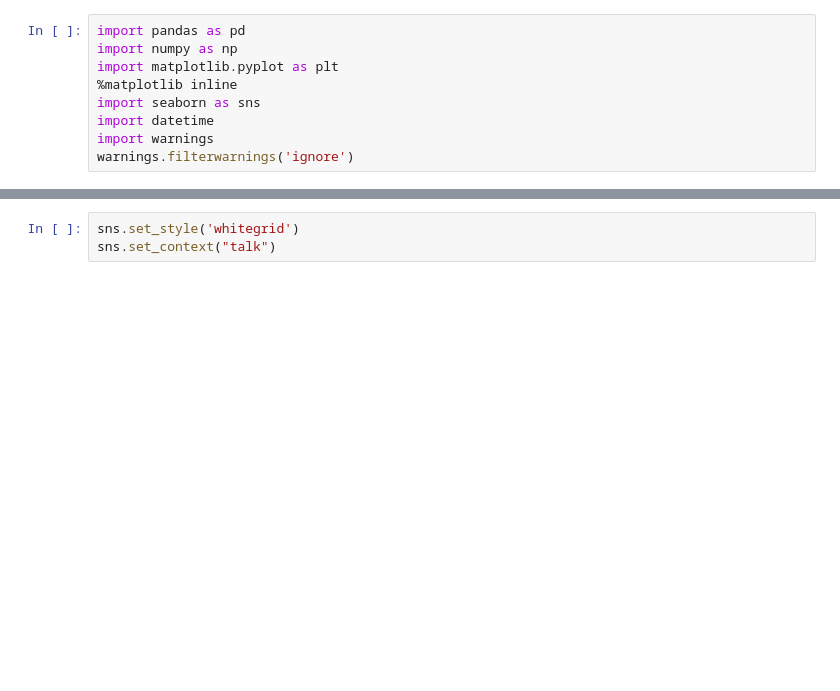
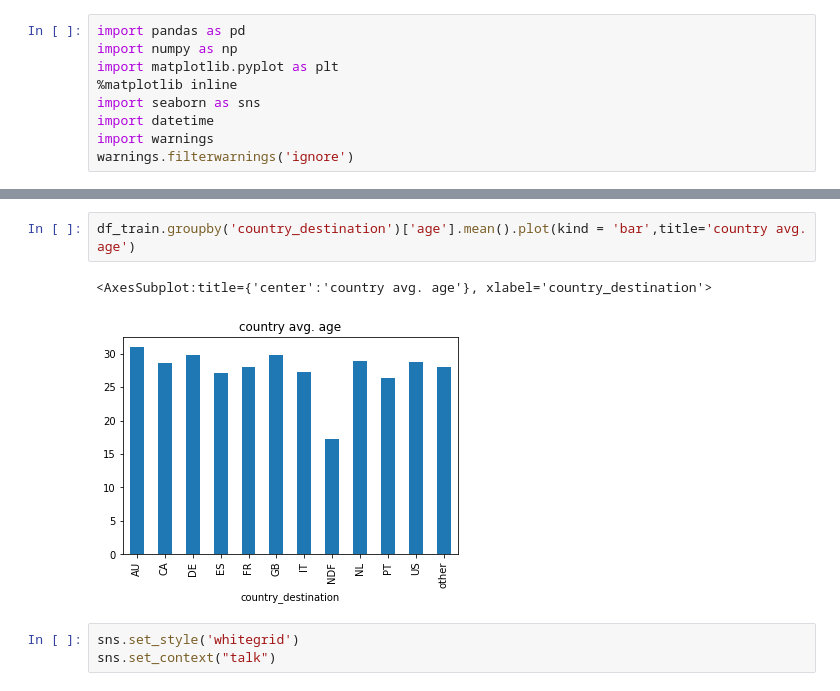
Before and after one commit to SaraAkmal/Sprints-DS, a Jupyter notebook: Airbnb-Data-Analysis.ipynb, the cells around one changed output, grey strips where cells are left out. Cells and saved outputs as stored; diff of their text form; blank space fills up the shorter version.

```diff
--- a/Airbnb-Data-Analysis.ipynb
+++ b/Airbnb-Data-Analysis.ipynb
@@ -22,3 +117,8 @@ df_train.head()
+# %%
+df_train.groupby('country_destination')['age'].mean().plot(kind = 'bar',title='country avg. age')
+# %% [output]
+<AxesSubplot:title={'center':'country avg. age'}, xlabel='country_destination'>
+[figure, added]
 # %%
 sns.set_style('whitegrid')
 sns.set_context("talk")
```
Also changed, not shown: parts of 17 cells of this notebook.
